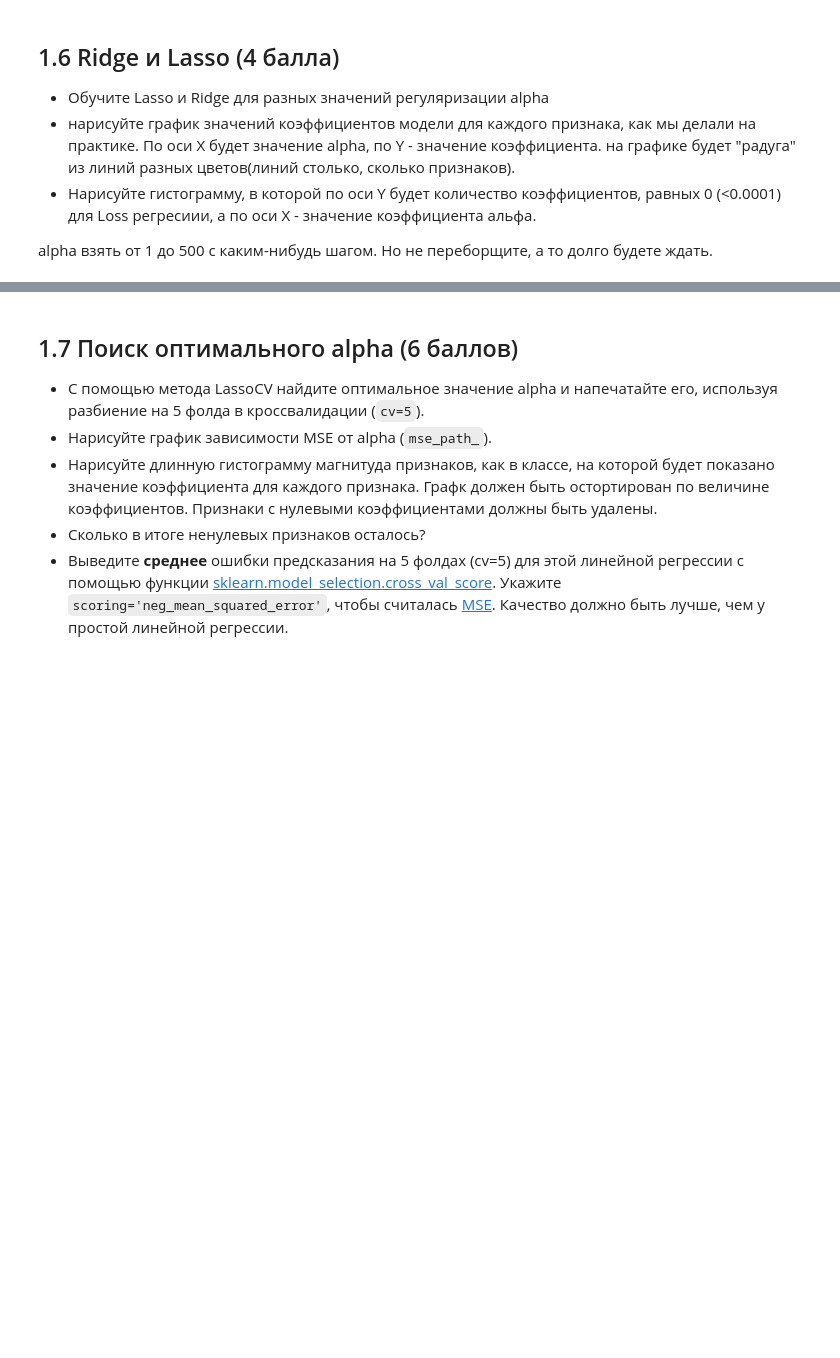
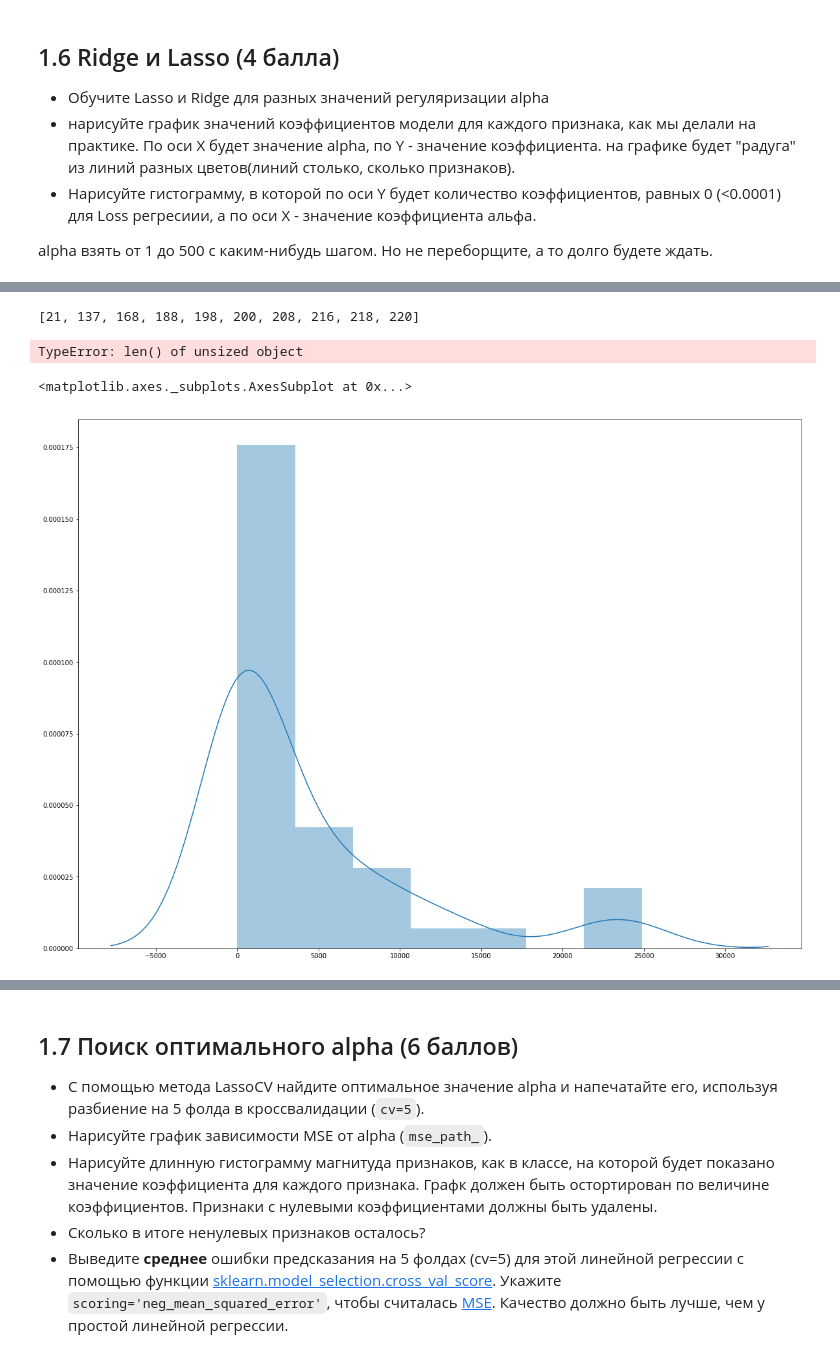
Before and after one commit to Agotsulov/ML-7bits, a Jupyter notebook: week06_workshop_06-01-linear-regression-homework.ipynb, the cells around one changed output, grey strips where cells are left out. Saved outputs shown, nothing was run; the diff lists cells and outputs as text; code cells hidden in the pictures; blank space fills up the shorter version.

```diff
--- a/week06_workshop_06-01-linear-regression-homework.ipynb
+++ b/week06_workshop_06-01-linear-regression-homework.ipynb
@@ -471,3 +464,18 @@ for coef, col in sorted(zip(lasso.coef_, df_copy.columns), key=lambda x: np.abs(
+# %%
+count_coef_less
+# %% [output]
+[21, 137, 168, 188, 198, 200, 208, 216, 218, 220]
+# %%
+
+sns.barplot(y=count_coef_less,x=np.array(i))
+# %% [output]
+TypeError: len() of unsized object
+# %%
+plt.figure(figsize=(20,15))
+sns.distplot(lasso.coef_[lasso.coef_ > 0.0])
+# %% [output]
+<matplotlib.axes._subplots.AxesSubplot at 0x...>
+[figure, added]
 # %%
 plt.figure(figsize=(25,70))
 sns.barplot(y='columns', x='coef',data=pd.DataFrame(list(zip(lasso.coef_, df_copy.columns)), columns=["coef", "columns"]))
```
Also changed, not shown: parts of 33 cells of this notebook, 2 other files.
